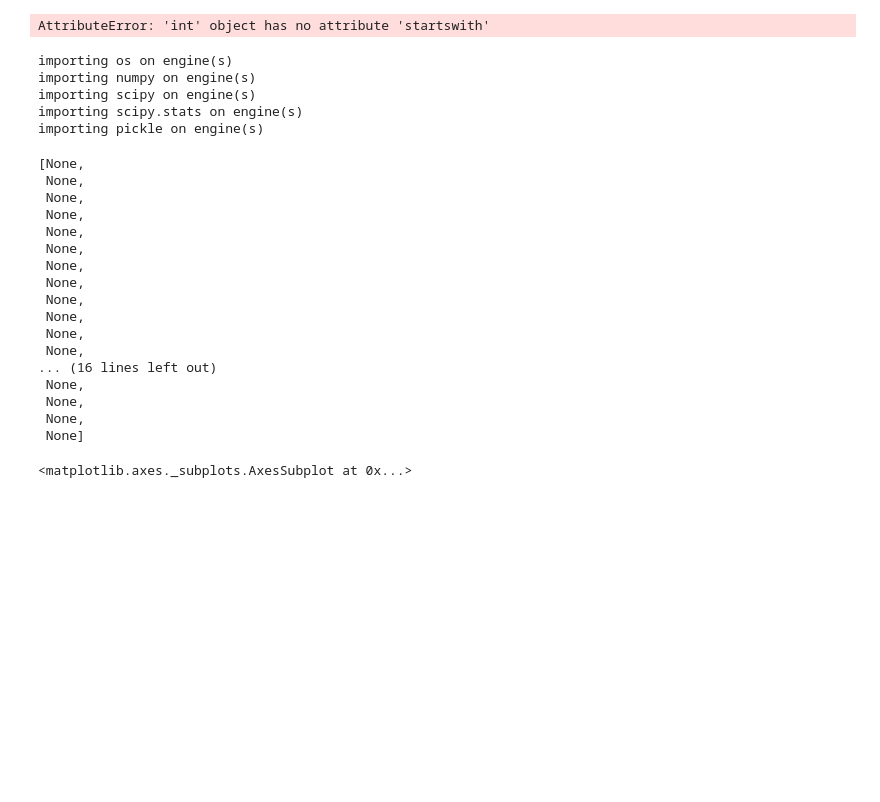
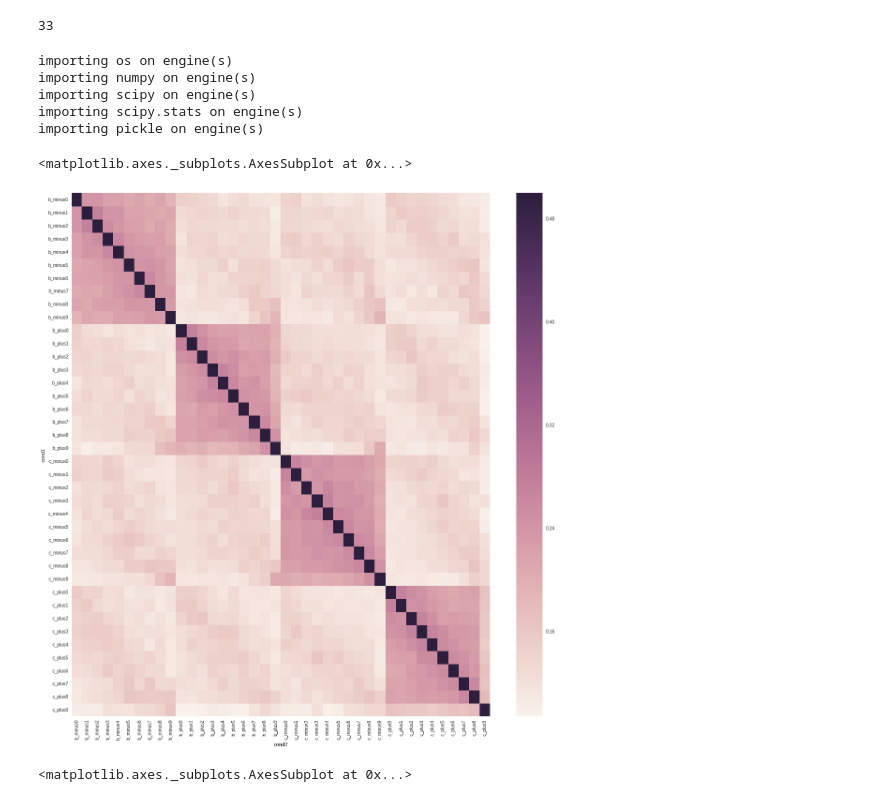
Before and after one commit to iancballard/fd_fmri, a Jupyter notebook: RSA_LDc.ipynb, the cells around one changed output. Cells and saved outputs as stored; diff of their text form; code cells hidden in the pictures; blank space fills up the shorter version.

Commit message:
updated with cleaner system for caching whitened betas

```diff
--- a/RSA_LDc.ipynb
+++ b/RSA_LDc.ipynb
@@ -313,21 +388,29 @@ nconds = len(cond_map.keys())
 # %%
-compute_inverse_sigma(sub,exp,smooth,masks)
-betas = extract_betas(sub,exp,smooth,masks,False)
-betas = prewhiten_betas(sub,betas,masks)
+# sub = 'fd_123'
+# run_sub(sub)
+# # compute_inverse_sigma(sub,exp,smooth,masks)
+# betas = extract_betas(sub,exp,smooth,masks,False)
+# betas = prewhiten_betas(sub,betas,masks)
+#
+# rsas = compute_rsa(sub,exp,masks,betas)
+# betas.loc[('fd_127',1,'hipp','b_plus',1)]
+len(rc)
 # %% [output]
-AttributeError: 'int' object has no attribute 'startswith'
+33
 # %%
-dview = rc[0:12]
+dview = rc[0:33]
 dview.block = True
 
 dview.push(dict(home_dir=home_dir,
                 masks = masks,
                 exp = exp,
+                conds = conds,
                 smooth = smooth,
                 cond_map = cond_map,
+                name_map = name_map,
                 nconds = nconds,
+                get_condition = get_condition,
                 overlap_masks = overlap_masks,
-                compute_rsa = compute_rsa,
                 prewhiten_betas = prewhiten_betas,
                 compute_inv_shrunk_covariance = compute_inv_shrunk_covariance,
                 compute_inverse_sigma = compute_inverse_sigma,
@@ -335,7 +418,8 @@ dview.push(dict(home_dir=home_dir,
                 extract_betas = extract_betas,
                 delete_inverse_sigma = delete_inverse_sigma,
                 trim_mask = trim_mask,
-                compute_rsa_euclid = compute_rsa_euclid
+                compute_rsa_euclid = compute_rsa_euclid,
+                compute_rsa_betas = compute_rsa_betas
                 ))
 dview.execute("import numpy as np")
 dview.execute("import os.path as op")
@@ -354,20 +438,17 @@ importing numpy on engine(s)
 importing scipy on engine(s)
 importing scipy.stats on engine(s)
 importing pickle on engine(s)
-[None,
- None,
- None,
- None,
- None,
- None,
- None,
- None,
- None,
- None,
- None,
- None,
-... (16 lines left out)
- None,
- None,
- None,
- None]
+# %%
+all_rsas = []
+for sub in subs:
+    out_f = op.join(home_dir,'rsa', sub + 'rsa_sim.pkl')
+    pkl_file = open(out_f, 'rb')
+    rsa = pickle.load(pkl_file)
+    all_rsas.append(rsa)
+all_rsas = pd.concat(all_rsas)
+
+#blucghhh
+# all_rsas['cond1'] = [a.split('s')[0] + 's' + str(int(a.split('s')[1])-1) for a in all_rsas['cond1'].values]
+# all_rsas['cond2'] = [a.split('s')[0] + 's' + str(int(a.split('s')[1])-1) for a in all_rsas['cond2'].values]
+
+all_rsas = all_rsas.set_index(['mask'])
@@ -374,3 +457,12 @@ importing pickle on engine(s)
+# %%
+# all_rsas.loc['hipp'].groupby(level=['sub'])
+sns.set(rc={"figure.figsize": (20, 20)})
+mean_rsa = all_rsas.loc['hipp'].groupby(['cond1','cond2']).mean()
+mean_rsa = mean_rsa.unstack()['corr']
+sns.heatmap(mean_rsa)
+# %% [output]
+<matplotlib.axes._subplots.AxesSubplot at 0x...>
+[figure, added]
 # %%
 all_rsas = {k:[] for k in masks}
 
```
Also changed, not shown: parts of 9 cells of this notebook.
